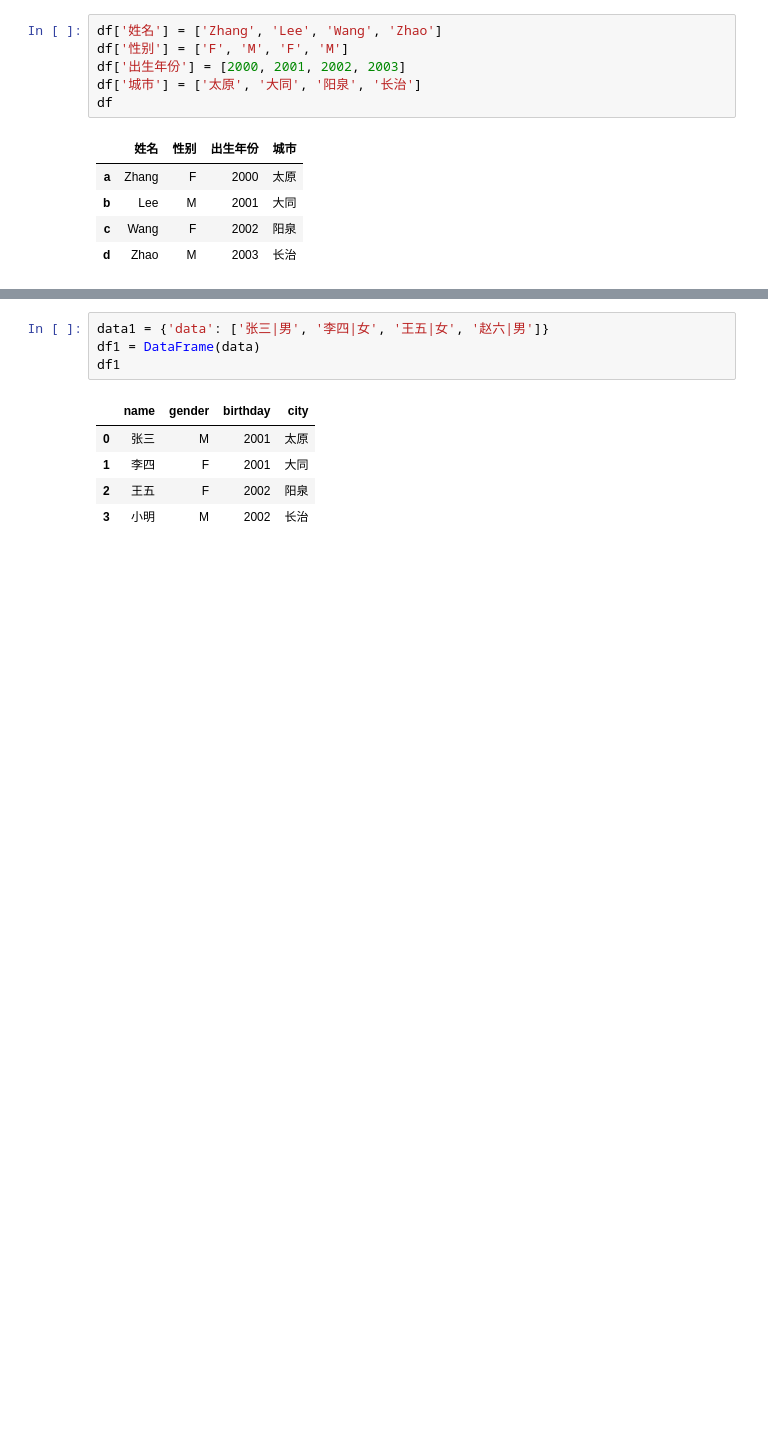
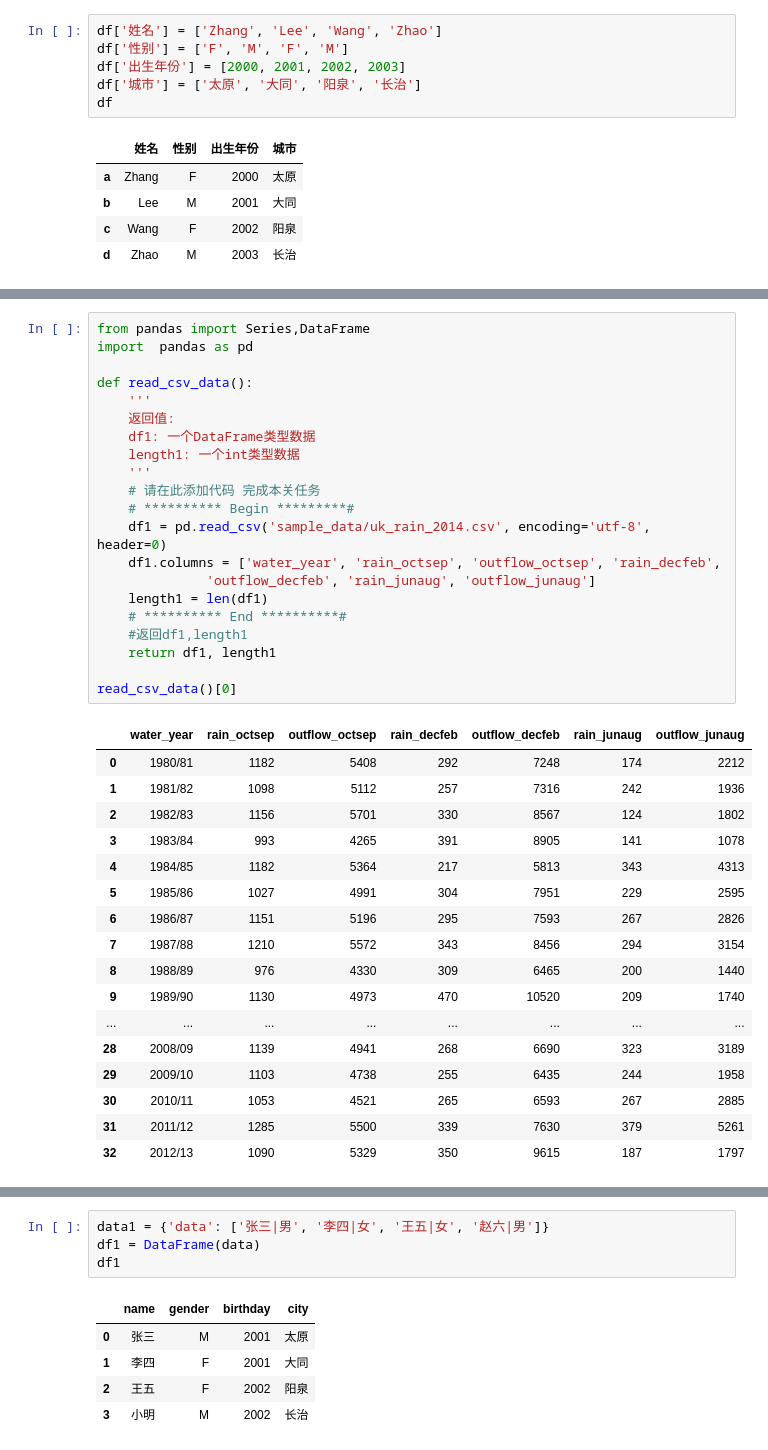
Before and after one commit to baiwen1979/python-samples, a Jupyter notebook: bd_analysis/work/Tutorials/pandas_tutorials/pandas-tutorial.ipynb, the cells around one changed output, grey strips where cells are left out. Cells and saved outputs as stored; diff of their text form; blank space fills up the shorter version.

```diff
--- a/bd_analysis/work/Tutorials/pandas_tutorials/pandas-tutorial.ipynb
+++ b/bd_analysis/work/Tutorials/pandas_tutorials/pandas-tutorial.ipynb
@@ -261,0 +546,39 @@ df
+# %%
+from pandas import Series,DataFrame
+import  pandas as pd
+
+def read_csv_data():
+    '''
+    返回值:
+    df1: 一个DataFrame类型数据
+    length1: 一个int类型数据
+    '''
+    # 请在此添加代码 完成本关任务
+    # ********** Begin *********#
+    df1 = pd.read_csv('sample_data/uk_rain_2014.csv', encoding='utf-8', header=0)
+    df1.columns = ['water_year', 'rain_octsep', 'outflow_octsep', 'rain_decfeb',
+              'outflow_decfeb', 'rain_junaug', 'outflow_junaug']
+    length1 = len(df1)
+    # ********** End **********#
+    #返回df1,length1
+    return df1, length1
+
+read_csv_data()[0]
+# %% [output]
+|  | water_year | rain_octsep | outflow_octsep | rain_decfeb | outflow_decfeb | rain_junaug | outflow_junaug |
+| 0 | 1980/81 | 1182 | 5408 | 292 | 7248 | 174 | 2212 |
+| 1 | 1981/82 | 1098 | 5112 | 257 | 7316 | 242 | 1936 |
+| 2 | 1982/83 | 1156 | 5701 | 330 | 8567 | 124 | 1802 |
+| 3 | 1983/84 | 993 | 4265 | 391 | 8905 | 141 | 1078 |
+| 4 | 1984/85 | 1182 | 5364 | 217 | 5813 | 343 | 4313 |
+| 5 | 1985/86 | 1027 | 4991 | 304 | 7951 | 229 | 2595 |
+| 6 | 1986/87 | 1151 | 5196 | 295 | 7593 | 267 | 2826 |
+| 7 | 1987/88 | 1210 | 5572 | 343 | 8456 | 294 | 3154 |
+| 8 | 1988/89 | 976 | 4330 | 309 | 6465 | 200 | 1440 |
+| 9 | 1989/90 | 1130 | 4973 | 470 | 10520 | 209 | 1740 |
+| ... | ... | ... | ... | ... | ... | ... | ... |
+| 28 | 2008/09 | 1139 | 4941 | 268 | 6690 | 323 | 3189 |
+| 29 | 2009/10 | 1103 | 4738 | 255 | 6435 | 244 | 1958 |
+| 30 | 2010/11 | 1053 | 4521 | 265 | 6593 | 267 | 2885 |
+| 31 | 2011/12 | 1285 | 5500 | 339 | 7630 | 379 | 5261 |
+| 32 | 2012/13 | 1090 | 5329 | 350 | 9615 | 187 | 1797 |
```
Also changed, not shown: parts of 90 cells of this notebook, 4 other files.
